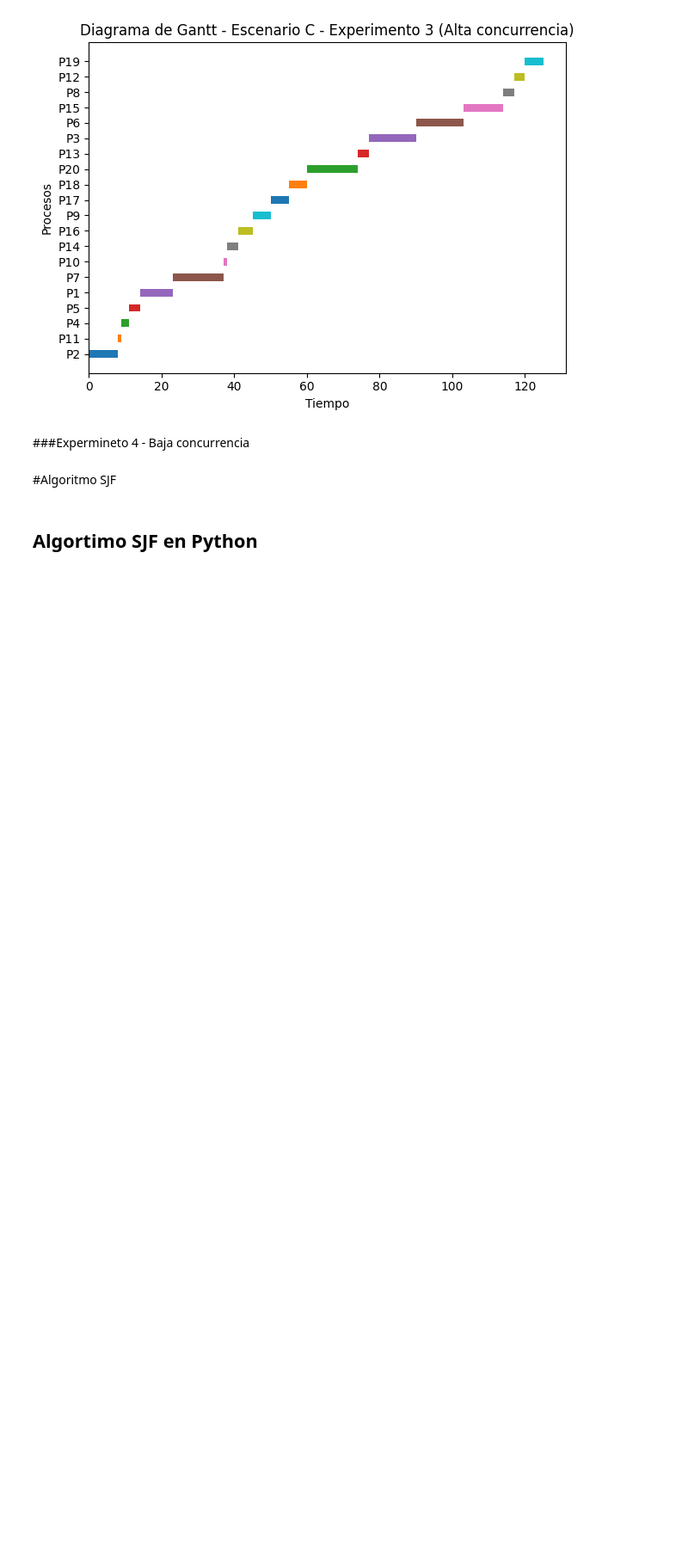
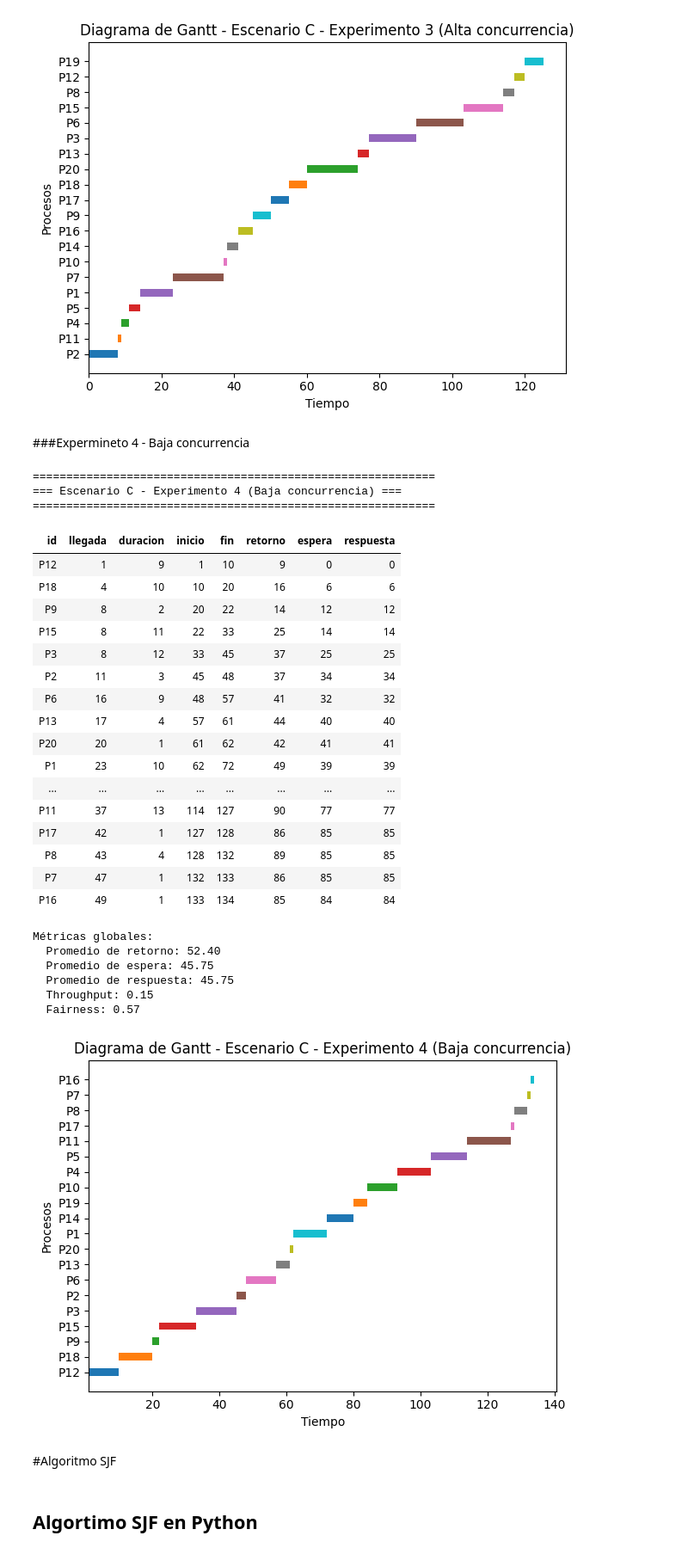
Before and after one commit to Estefanoooo/Planificador-de-Procesos-PlanificadorSim, a Jupyter notebook: AlgoritmosYExperimentos.ipynb, the cells around one changed output. Shown at 86% size. Drawn from its saved outputs; the diff is of its cells as text; code cells hidden in the pictures; blank space fills up the shorter version.

```diff
--- a/AlgoritmosYExperimentos.ipynb
+++ b/AlgoritmosYExperimentos.ipynb
@@ -685,27 +621,55 @@ Métricas globales:
 # %%
 procesos_exp4_C = [
     {"id": "P12", "llegada": 1, "duracion": 9},
     {"id": "P18", "llegada": 4, "duracion": 10},
     {"id": "P9",  "llegada": 8, "duracion": 2},
     {"id": "P15", "llegada": 8, "duracion": 11},
     {"id": "P3",  "llegada": 8, "duracion": 12},
     {"id": "P2",  "llegada": 11, "duracion": 3},
     {"id": "P6",  "llegada": 16, "duracion": 9},
     {"id": "P13", "llegada": 17, "duracion": 4},
     {"id": "P20", "llegada": 20, "duracion": 1},
     {"id": "P1",  "llegada": 23, "duracion": 10},
     {"id": "P14", "llegada": 33, "duracion": 8},
     {"id": "P19", "llegada": 33, "duracion": 4},
     {"id": "P10", "llegada": 36, "duracion": 9},
     {"id": "P4",  "llegada": 37, "duracion": 10},
     {"id": "P5",  "llegada": 37, "duracion": 11},
     {"id": "P11", "llegada": 37, "duracion": 13},
     {"id": "P17", "llegada": 42, "duracion": 1},
     {"id": "P8",  "llegada": 43, "duracion": 4},
     {"id": "P7",  "llegada": 47, "duracion": 1},
     {"id": "P16", "llegada": 49, "duracion": 1},
 ]
-ejecutar_y_mostrar(procesos_exp2_C, "Escenario C - Experimento 2 (Baja concurrencia)")
+ejecutar_y_mostrar(procesos_exp4_C, "Escenario C - Experimento 4 (Baja concurrencia)")
+# %% [output]
+============================================================
+=== Escenario C - Experimento 4 (Baja concurrencia) ===
+============================================================
+| id | llegada | duracion | inicio | fin | retorno | espera | respuesta |
+| P12 | 1 | 9 | 1 | 10 | 9 | 0 | 0 |
+| P18 | 4 | 10 | 10 | 20 | 16 | 6 | 6 |
+| P9 | 8 | 2 | 20 | 22 | 14 | 12 | 12 |
+| P15 | 8 | 11 | 22 | 33 | 25 | 14 | 14 |
+| P3 | 8 | 12 | 33 | 45 | 37 | 25 | 25 |
+| P2 | 11 | 3 | 45 | 48 | 37 | 34 | 34 |
+| P6 | 16 | 9 | 48 | 57 | 41 | 32 | 32 |
+| P13 | 17 | 4 | 57 | 61 | 44 | 40 | 40 |
+| P20 | 20 | 1 | 61 | 62 | 42 | 41 | 41 |
+| P1 | 23 | 10 | 62 | 72 | 49 | 39 | 39 |
+| ... | ... | ... | ... | ... | ... | ... | ... |
+| P11 | 37 | 13 | 114 | 127 | 90 | 77 | 77 |
+| P17 | 42 | 1 | 127 | 128 | 86 | 85 | 85 |
+| P8 | 43 | 4 | 128 | 132 | 89 | 85 | 85 |
+| P7 | 47 | 1 | 132 | 133 | 86 | 85 | 85 |
+| P16 | 49 | 1 | 133 | 134 | 85 | 84 | 84 |
+Métricas globales:
+  Promedio de retorno: 52.40
+  Promedio de espera: 45.75
+  Promedio de respuesta: 45.75
+  Throughput: 0.15
+  Fairness: 0.57
+[figure, added]
 # %% [markdown]
 #Algoritmo SJF
 # %% [markdown]
```
Also changed, not shown: parts of 9 cells of this notebook.
